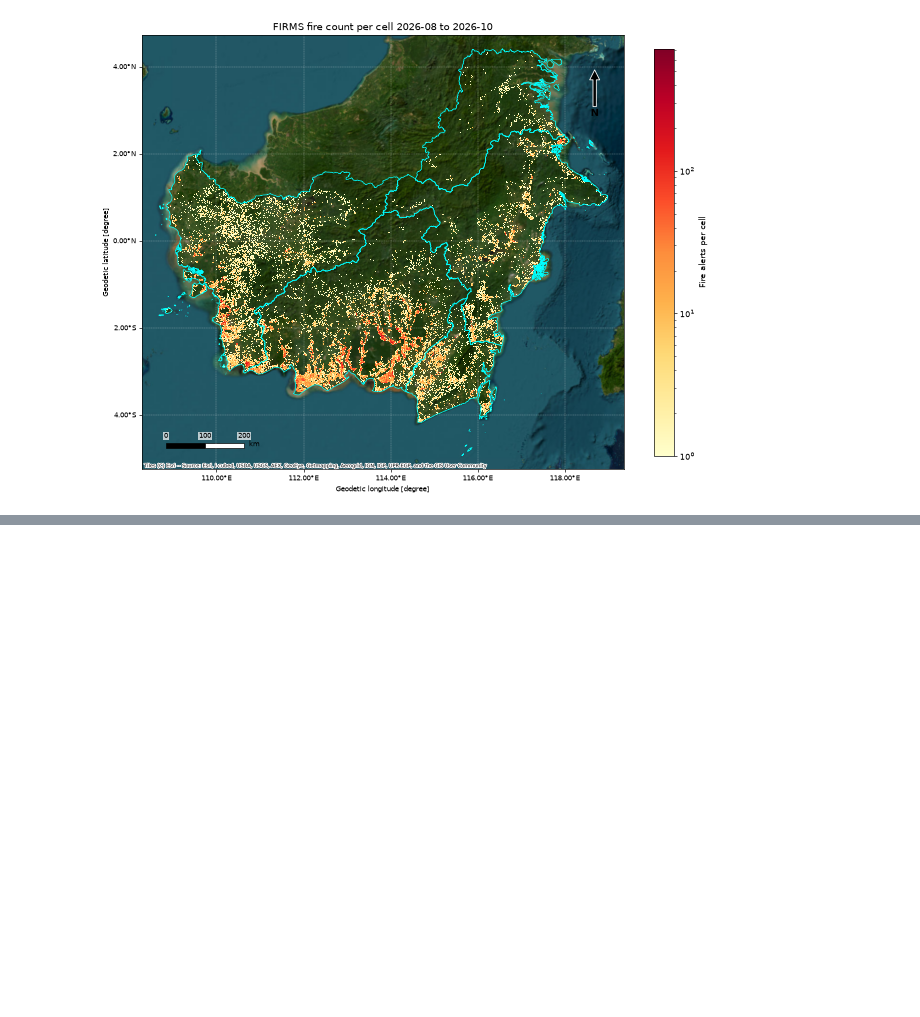
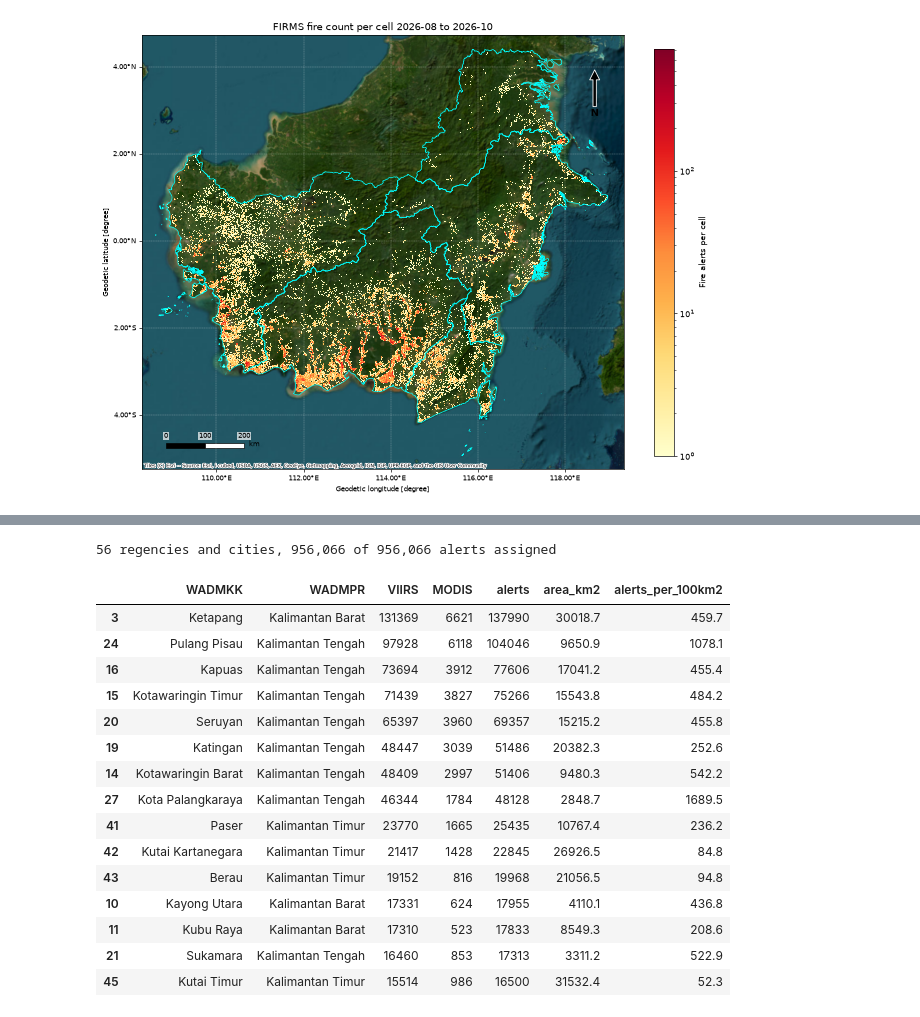
Before and after one commit to ramiqcom/forest-fire-indonesia-2026, a Jupyter notebook: notebook/firms.ipynb, the cells around one changed output, grey strips where cells are left out. Cells and saved outputs as stored; diff of their text form; code cells hidden in the pictures; blank space fills up the shorter version.

```diff
--- a/notebook/firms.ipynb
+++ b/notebook/firms.ipynb
@@ -239,0 +246,36 @@ plt.show()
+# %%
+regencies = gpd.read_file(AOI2_URL, where=AOI_FILTER, columns=["KDPKAB", "KDPPUM", "WADMKK", "WADMPR"])
+regencies = regencies.dissolve(by=["KDPKAB", "KDPPUM", "WADMKK", "WADMPR"]).reset_index().to_crs("EPSG:4326")
+
+alerts = firms[["instrument", "geometry"]].sjoin(regencies[["KDPKAB", "geometry"]], predicate="within")
+counts = alerts.groupby(["KDPKAB", "instrument"]).size().unstack(fill_value=0)
+
+regencies = regencies.merge(counts, left_on="KDPKAB", right_index=True, how="left")
+regencies[["VIIRS", "MODIS"]] = regencies[["VIIRS", "MODIS"]].fillna(0).astype(int)
+regencies["alerts"] = regencies["VIIRS"] + regencies["MODIS"]
+regencies["area_km2"] = regencies.to_crs("EPSG:6933").area / 1e6
+regencies["alerts_per_100km2"] = regencies["alerts"] / regencies["area_km2"] * 100
+
+# Alerts near the coast or on borders can fall outside every admin level 2 polygon
+print(f"{len(regencies)} regencies and cities, {regencies['alerts'].sum():,} of {len(firms):,} alerts assigned")
+regencies.sort_values("alerts", ascending=False)[
+    ["WADMKK", "WADMPR", "VIIRS", "MODIS", "alerts", "area_km2", "alerts_per_100km2"]
+].head(15).round(1)
+# %% [output]
+56 regencies and cities, 956,066 of 956,066 alerts assigned
+|  | WADMKK | WADMPR | VIIRS | MODIS | alerts | area_km2 | alerts_per_100km2 |
+| 3 | Ketapang | Kalimantan Barat | 131369 | 6621 | 137990 | 30018.7 | 459.7 |
+| 24 | Pulang Pisau | Kalimantan Tengah | 97928 | 6118 | 104046 | 9650.9 | 1078.1 |
+| 16 | Kapuas | Kalimantan Tengah | 73694 | 3912 | 77606 | 17041.2 | 455.4 |
+| 15 | Kotawaringin Timur | Kalimantan Tengah | 71439 | 3827 | 75266 | 15543.8 | 484.2 |
+| 20 | Seruyan | Kalimantan Tengah | 65397 | 3960 | 69357 | 15215.2 | 455.8 |
+| 19 | Katingan | Kalimantan Tengah | 48447 | 3039 | 51486 | 20382.3 | 252.6 |
+| 14 | Kotawaringin Barat | Kalimantan Tengah | 48409 | 2997 | 51406 | 9480.3 | 542.2 |
+| 27 | Kota Palangkaraya | Kalimantan Tengah | 46344 | 1784 | 48128 | 2848.7 | 1689.5 |
+| 41 | Paser | Kalimantan Timur | 23770 | 1665 | 25435 | 10767.4 | 236.2 |
+| 42 | Kutai Kartanegara | Kalimantan Timur | 21417 | 1428 | 22845 | 26926.5 | 84.8 |
+| 43 | Berau | Kalimantan Timur | 19152 | 816 | 19968 | 21056.5 | 94.8 |
+| 10 | Kayong Utara | Kalimantan Barat | 17331 | 624 | 17955 | 4110.1 | 436.8 |
+| 11 | Kubu Raya | Kalimantan Barat | 17310 | 523 | 17833 | 8549.3 | 208.6 |
+| 21 | Sukamara | Kalimantan Tengah | 16460 | 853 | 17313 | 3311.2 | 522.9 |
+| 45 | Kutai Timur | Kalimantan Timur | 15514 | 986 | 16500 | 31532.4 | 52.3 |
```
Also changed, not shown: parts of 4 cells of this notebook, 2 other files.
